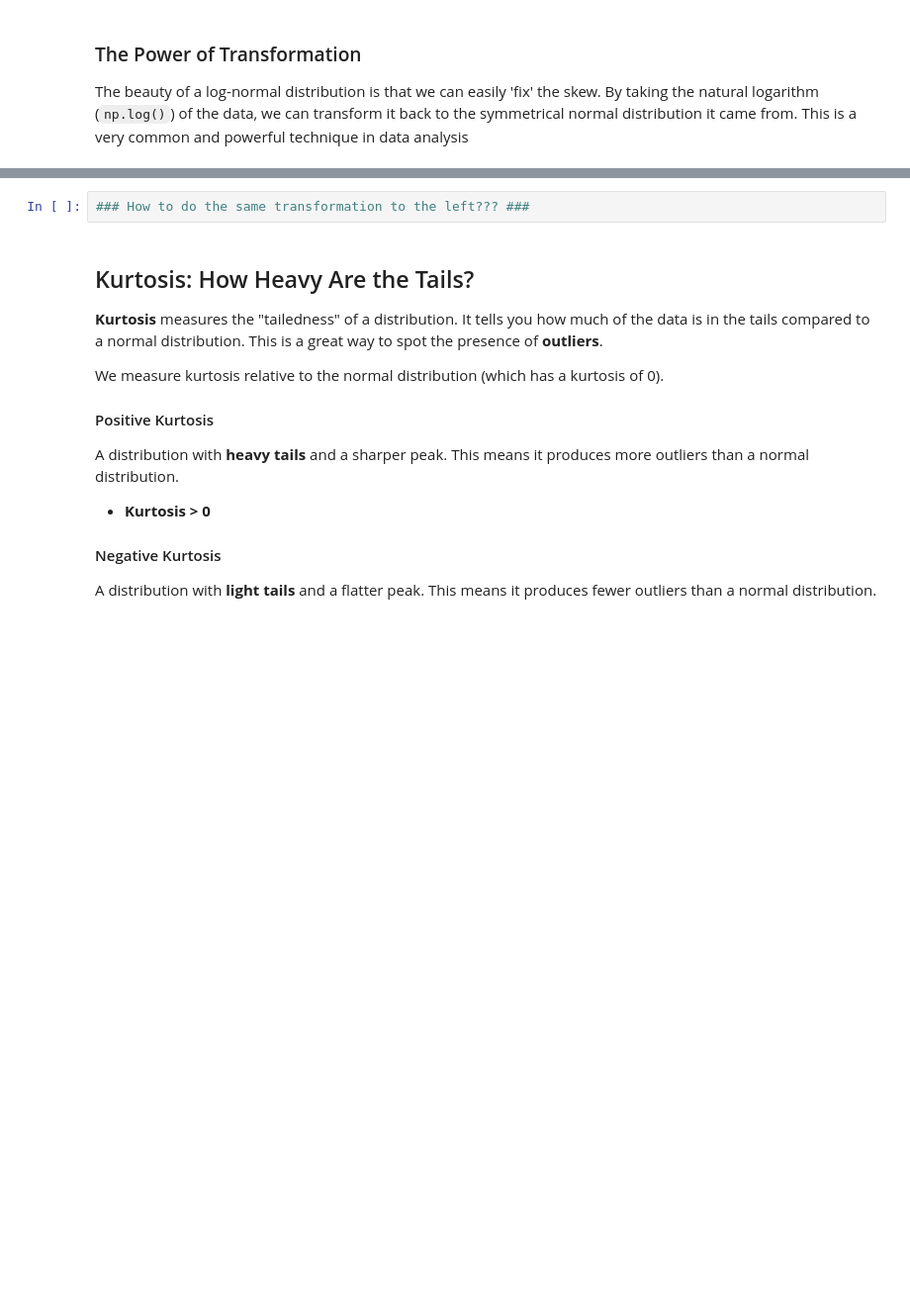
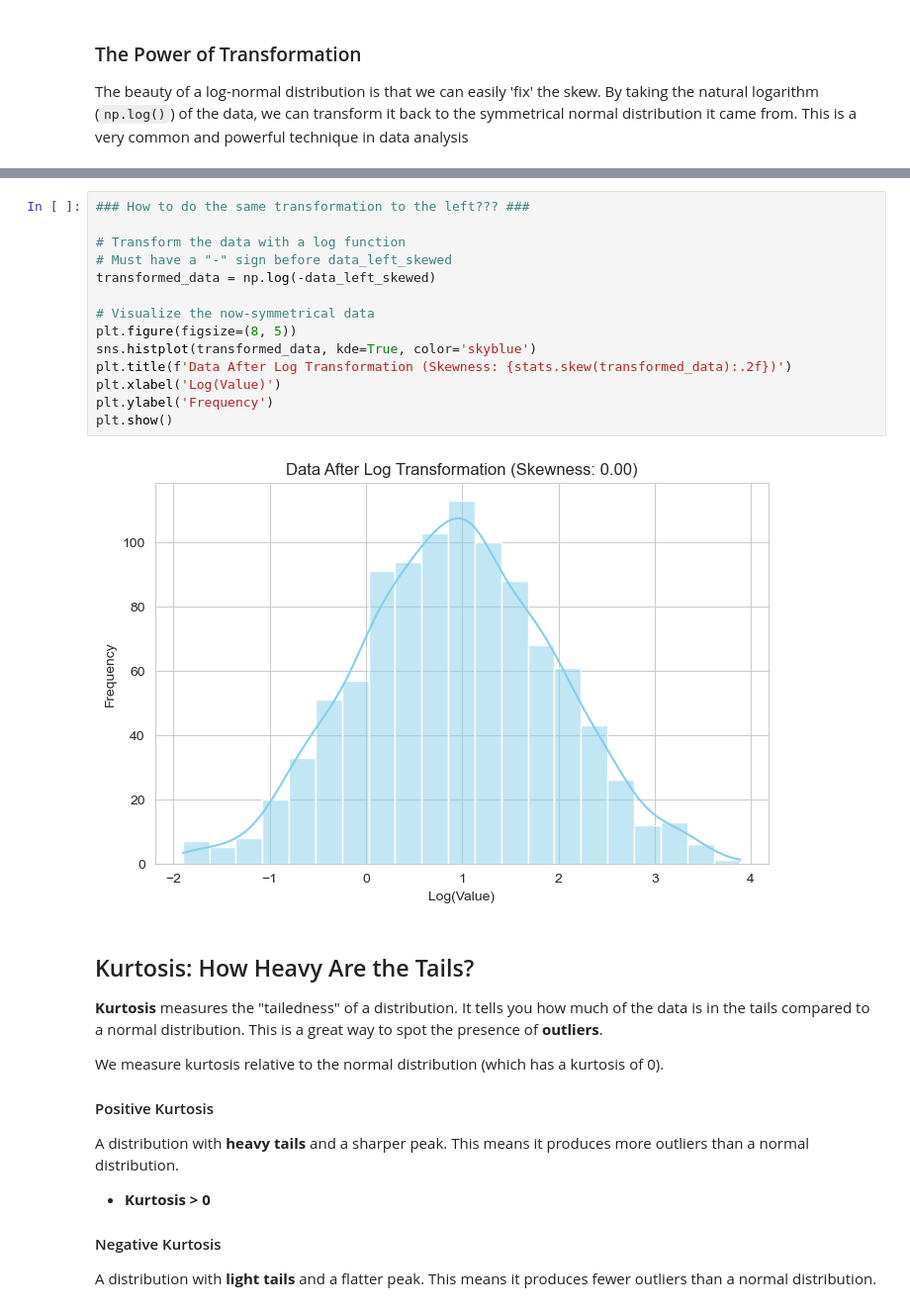
Before and after one commit to EvgenieTiv/NumpyLesson, a Jupyter notebook: scipy_tutorial_part_1.ipynb, the cells around one changed output, grey strips where cells are left out. Shown at 99% size. Drawn from its saved outputs; the diff is of its cells as text; blank space fills up the shorter version.

```diff
--- a/scipy_tutorial_part_1.ipynb
+++ b/scipy_tutorial_part_1.ipynb
@@ -274,5 +295,19 @@ plt.show()
 # %%
 ### How to do the same transformation to the left??? ###
+
+# Transform the data with a log function
+# Must have a "-" sign before data_left_skewed
+transformed_data = np.log(-data_left_skewed)
+
+# Visualize the now-symmetrical data
+plt.figure(figsize=(8, 5))
+sns.histplot(transformed_data, kde=True, color='skyblue')
+plt.title(f'Data After Log Transformation (Skewness: {stats.skew(transformed_data):.2f})')
+plt.xlabel('Log(Value)')
+plt.ylabel('Frequency')
+plt.show()
+# %% [output]
+[figure, added]
 # %% [markdown]
 ## Kurtosis: How Heavy Are the Tails?
 
```
Also changed, not shown: parts of 10 cells of this notebook, 2 other files.
